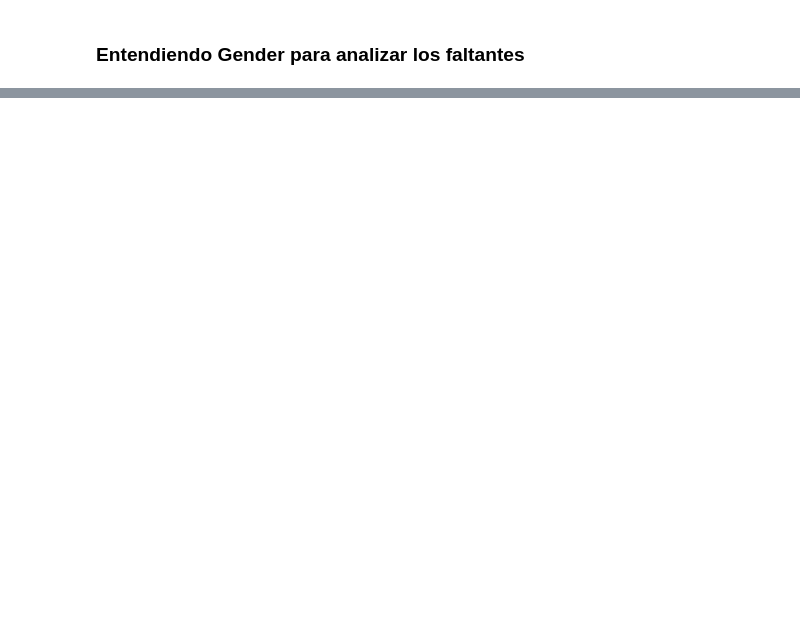
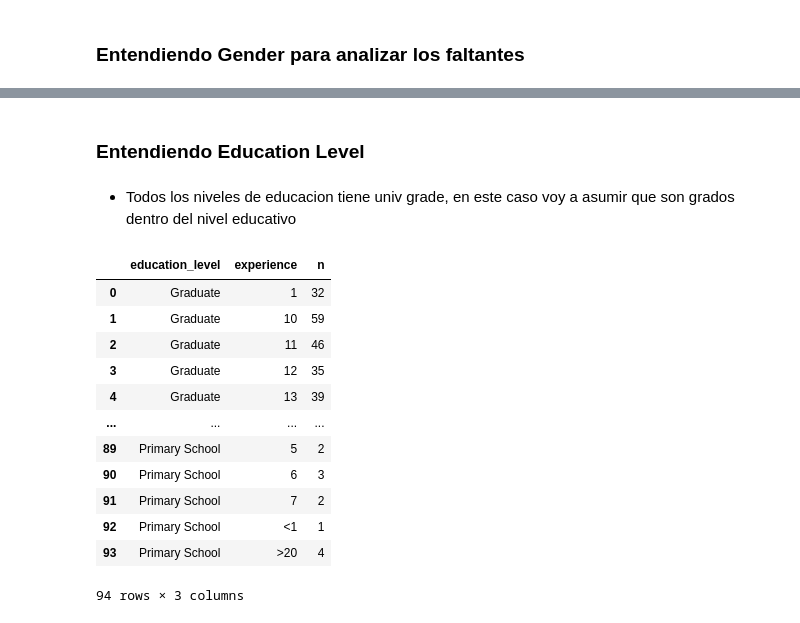
Before and after one commit to anamumaq/JobShift, a Jupyter notebook: analisis_job_shift.ipynb, the cells around one changed output, grey strips where cells are left out. Drawn from its saved outputs; the diff is of its cells as text; code cells hidden in the pictures; blank space fills up the shorter version.

```diff
--- a/analisis_job_shift.ipynb
+++ b/analisis_job_shift.ipynb
@@ -126,0 +250,20 @@ Name: n, dtype: float64
+# %% [markdown]
+### Entendiendo Education Level
+# %% [markdown]
+* Todos los niveles de educacion tiene univ grade, en este caso voy a asumir que son grados dentro del nivel educativo
+# %%
+df.groupby(by=['education_level'], as_index=False).agg(exp = ('Employee_1D', 'count'))
+# %% [output]
+|  | education_level | experience | n |
+| 0 | Graduate | 1 | 32 |
+| 1 | Graduate | 10 | 59 |
+| 2 | Graduate | 11 | 46 |
+| 3 | Graduate | 12 | 35 |
+| 4 | Graduate | 13 | 39 |
+| ... | ... | ... | ... |
+| 89 | Primary School | 5 | 2 |
+| 90 | Primary School | 6 | 3 |
+| 91 | Primary School | 7 | 2 |
+| 92 | Primary School | <1 | 1 |
+| 93 | Primary School | >20 | 4 |
+94 rows × 3 columns
```
Also changed, not shown: parts of 22 cells of this notebook.
